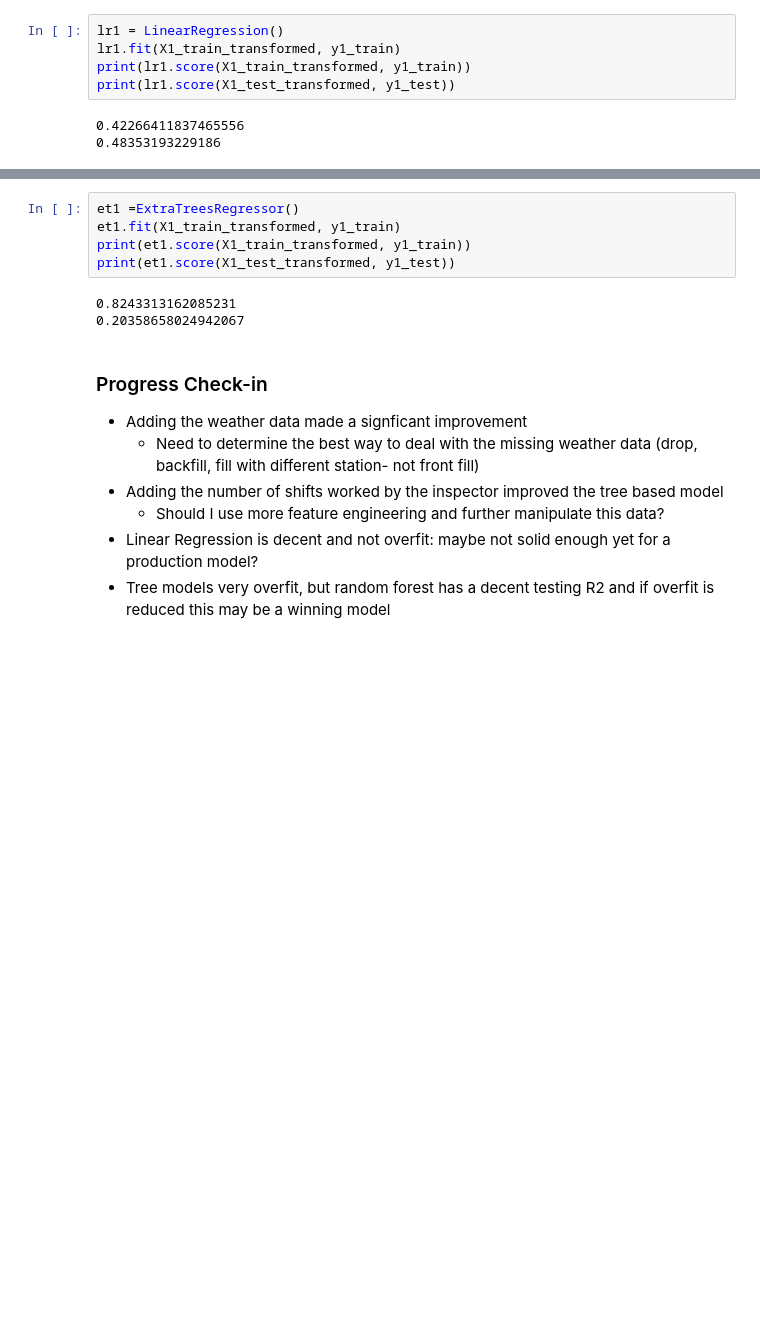
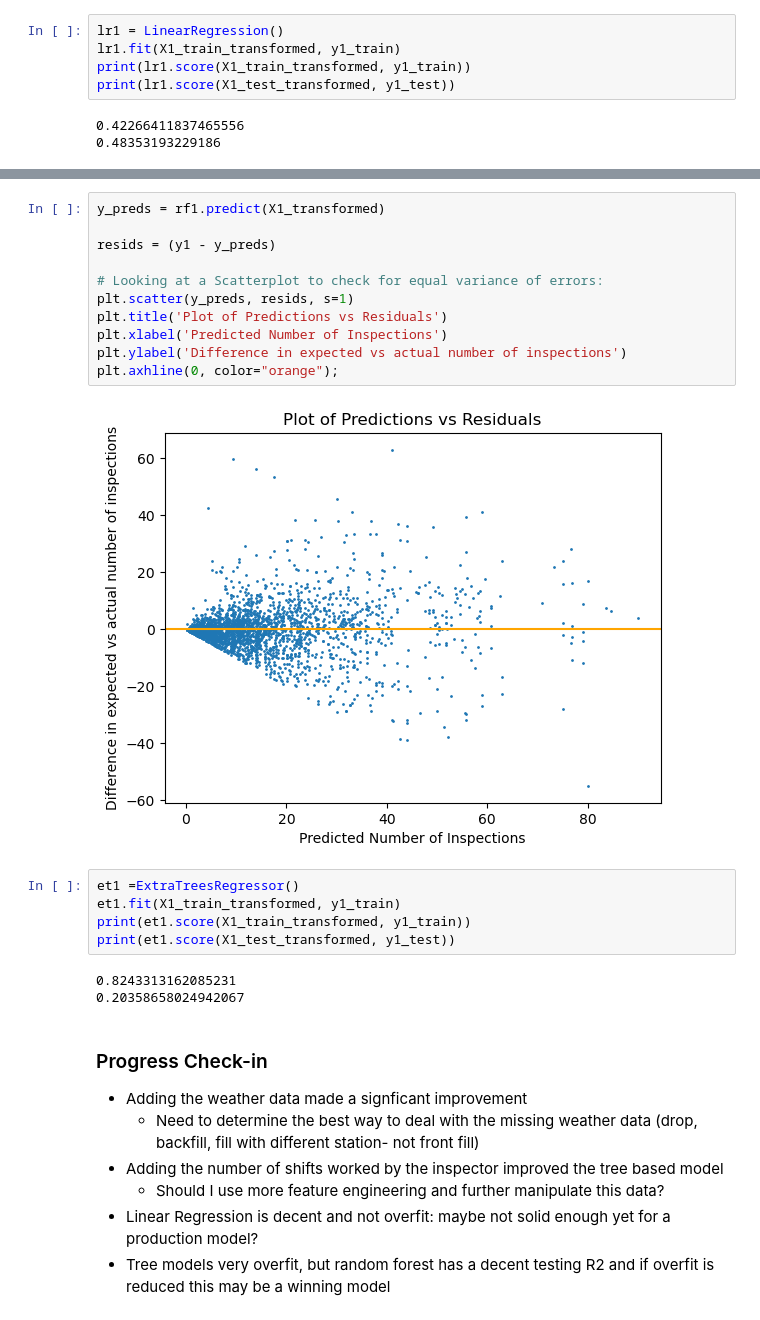
Before and after one commit to kellsweig/FOCW-Project, a Jupyter notebook: Modeling.ipynb, the cells around one changed output, grey strips where cells are left out. Cells and saved outputs as stored; diff of their text form; blank space fills up the shorter version.

```diff
--- a/Modeling.ipynb
+++ b/Modeling.ipynb
@@ -647,3 +679,16 @@ print(rf1.score(X1_test_transformed, y1_test))
+# %%
+y_preds = rf1.predict(X1_transformed)
+
+resids = (y1 - y_preds)
+
+# Looking at a Scatterplot to check for equal variance of errors:
+plt.scatter(y_preds, resids, s=1)
+plt.title('Plot of Predictions vs Residuals')
+plt.xlabel('Predicted Number of Inspections')
+plt.ylabel('Difference in expected vs actual number of inspections')
+plt.axhline(0, color="orange");
+# %% [output]
+[figure, added]
 # %%
 et1 =ExtraTreesRegressor()
 et1.fit(X1_train_transformed, y1_train)
```
Also changed, not shown: parts of 35 cells of this notebook, 17 other files.
